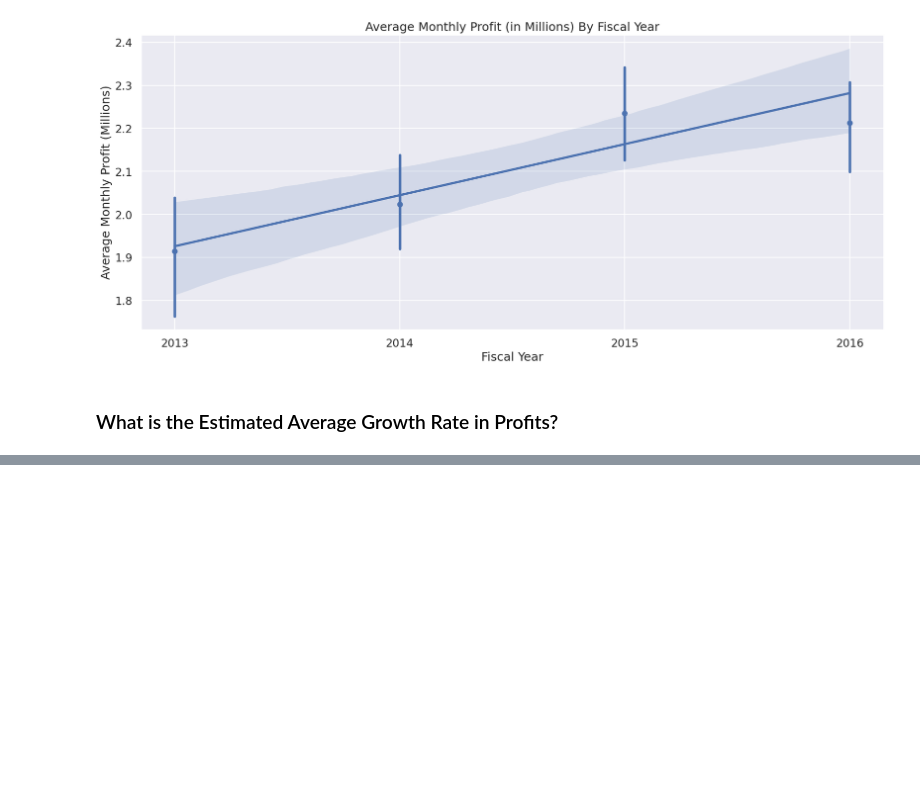
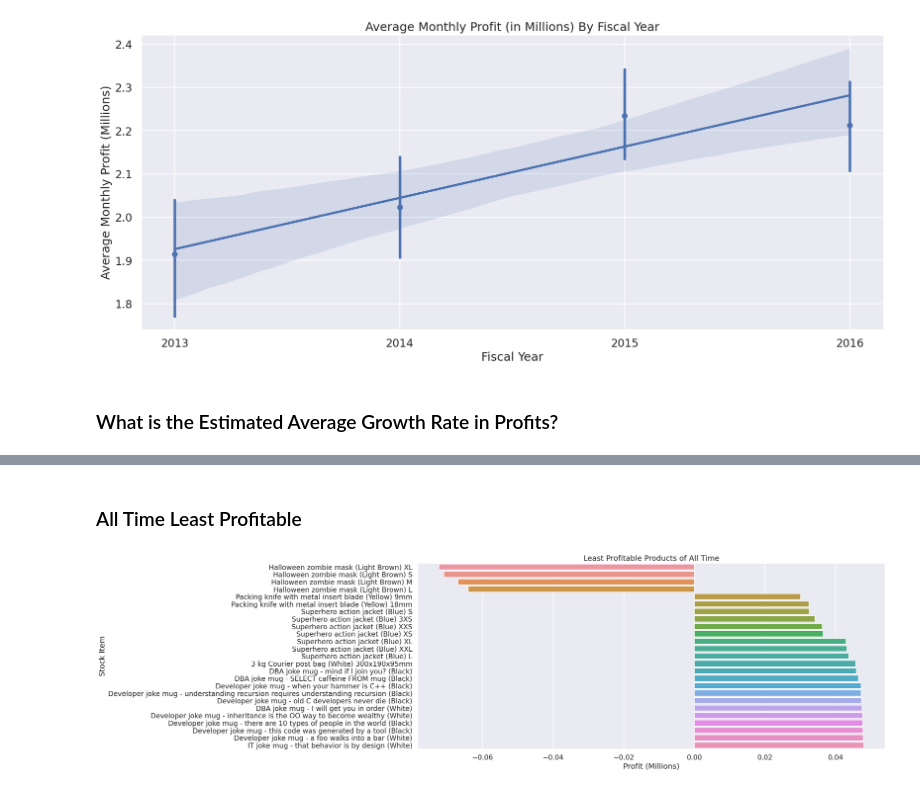
Before and after one commit to Max-FM/dataplatforms_project, a Jupyter notebook: analysis.ipynb, the cells around one changed output, grey strips where cells are left out. Cells and saved outputs as stored; diff of their text form; code cells hidden in the pictures; blank space fills up the shorter version.

```diff
--- a/analysis.ipynb
+++ b/analysis.ipynb
@@ -161,0 +362,17 @@ Estimated Average Growth Rate: $120K (+- 30.0K) per month
+# %% [markdown]
+### All Time Least Profitable
+# %%
+figure, ax = plt.subplots(
+    figsize=(20,8)
+)
+
+sns.barplot(
+    y="Stock Item",
+    x="Profit (Millions)",
+    data=bottom_products_all_time,
+    ax=ax,
+)
+
+plt.title("Least Profitable Products of All Time");
+# %% [output]
+[figure, added]
```
Also changed, not shown: parts of 30 cells of this notebook.
